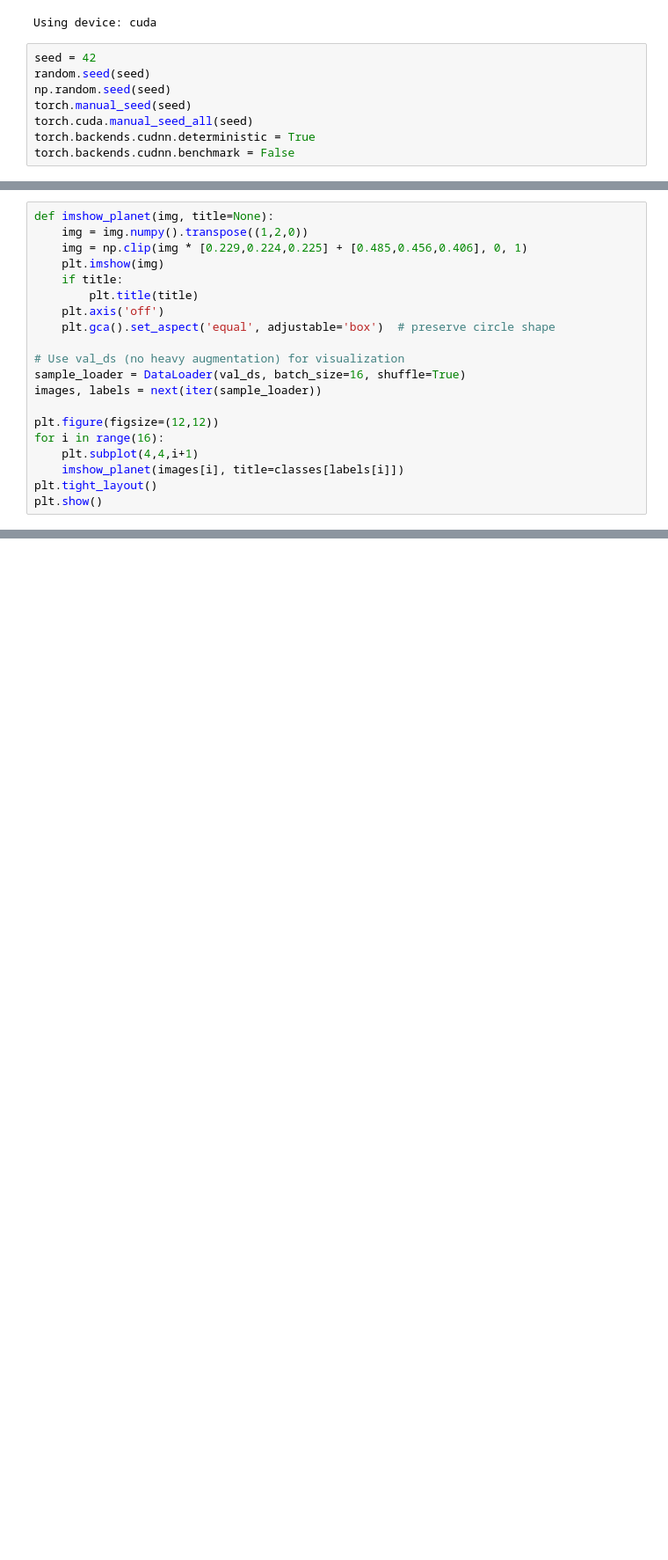
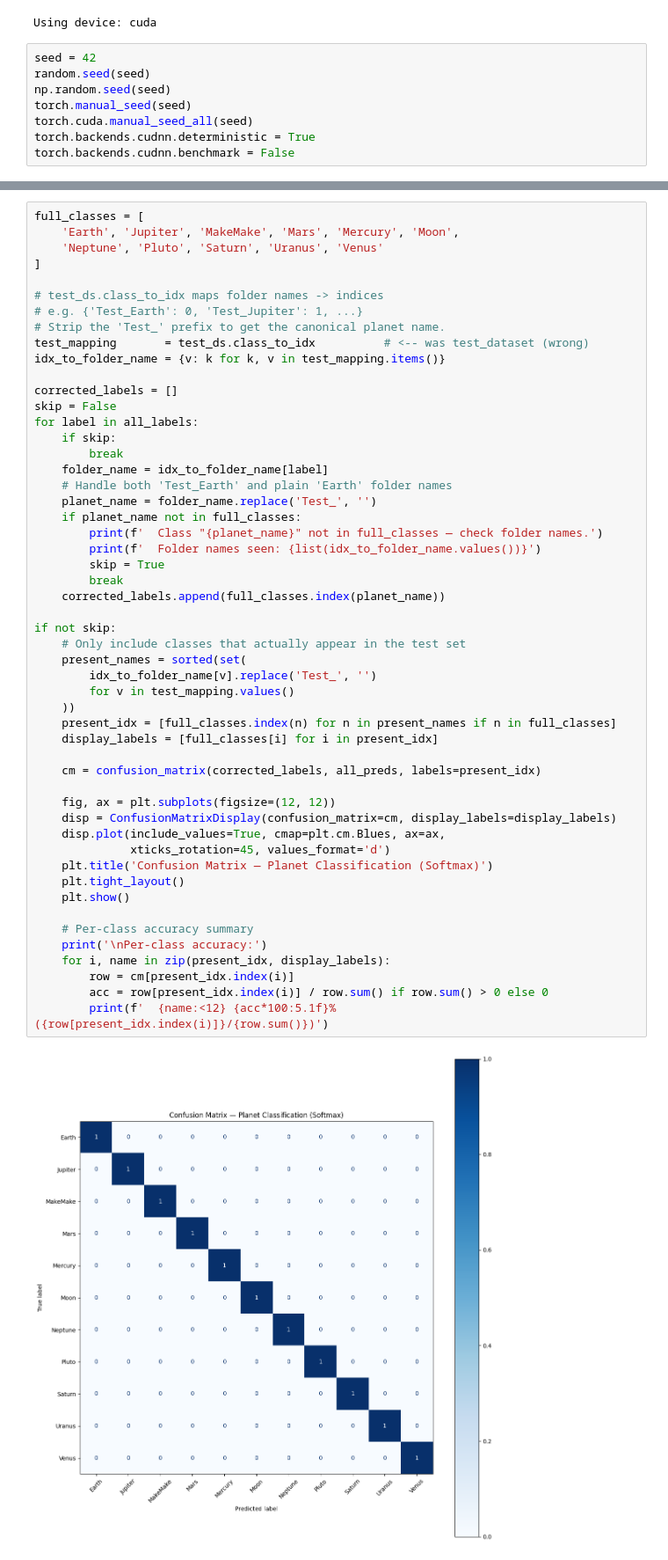
Before and after one commit to silragon-ryu/astronomical-recognition, a Jupyter notebook: models/transfer_learning/transfer.ipynb, the cells around one changed output, grey strips where cells are left out. Shown at 88% size. Saved outputs shown, nothing was run; the diff lists cells and outputs as text; blank space fills up the shorter version.

```diff
--- a/models/transfer_learning/transfer.ipynb
+++ b/models/transfer_learning/transfer.ipynb
@@ -222,20 +906,0 @@ Test Accuracy: 0.6666666666666666
-# %%
-def imshow_planet(img, title=None):
-    img = img.numpy().transpose((1,2,0))
-    img = np.clip(img * [0.229,0.224,0.225] + [0.485,0.456,0.406], 0, 1)
-    plt.imshow(img)
-    if title:
-        plt.title(title)
-    plt.axis('off')
-    plt.gca().set_aspect('equal', adjustable='box')  # preserve circle shape
-
-# Use val_ds (no heavy augmentation) for visualization
-sample_loader = DataLoader(val_ds, batch_size=16, shuffle=True)
-images, labels = next(iter(sample_loader))
-
-plt.figure(figsize=(12,12))
-for i in range(16):
-    plt.subplot(4,4,i+1)
-    imshow_planet(images[i], title=classes[labels[i]])
-plt.tight_layout()
-plt.show()
@@ -319,0 +933,54 @@ plt.show()
+# %%
+full_classes = [
+    'Earth', 'Jupiter', 'MakeMake', 'Mars', 'Mercury', 'Moon',
+    'Neptune', 'Pluto', 'Saturn', 'Uranus', 'Venus'
+]
+
+# test_ds.class_to_idx maps folder names -> indices
+# e.g. {'Test_Earth': 0, 'Test_Jupiter': 1, ...}
+# Strip the 'Test_' prefix to get the canonical planet name.
+test_mapping       = test_ds.class_to_idx          # <-- was test_dataset (wrong)
+idx_to_folder_name = {v: k for k, v in test_mapping.items()}
+
+corrected_labels = []
+skip = False
+for label in all_labels:
+    if skip:
+        break
+    folder_name = idx_to_folder_name[label]
+    # Handle both 'Test_Earth' and plain 'Earth' folder names
+    planet_name = folder_name.replace('Test_', '')
+    if planet_name not in full_classes:
+        print(f'  Class "{planet_name}" not in full_classes — check folder names.')
+        print(f'  Folder names seen: {list(idx_to_folder_name.values())}')
+        skip = True
+        break
+    corrected_labels.append(full_classes.index(planet_name))
+
+if not skip:
+    # Only include classes that actually appear in the test set
+    present_names = sorted(set(
+        idx_to_folder_name[v].replace('Test_', '')
+        for v in test_mapping.values()
+    ))
+    present_idx = [full_classes.index(n) for n in present_names if n in full_classes]
+    display_labels = [full_classes[i] for i in present_idx]
+
+    cm = confusion_matrix(corrected_labels, all_preds, labels=present_idx)
+
+    fig, ax = plt.subplots(figsize=(12, 12))
+    disp = ConfusionMatrixDisplay(confusion_matrix=cm, display_labels=display_labels)
+    disp.plot(include_values=True, cmap=plt.cm.Blues, ax=ax,
+              xticks_rotation=45, values_format='d')
+    plt.title('Confusion Matrix — Planet Classification (Softmax)')
+    plt.tight_layout()
+    plt.show()
+
+    # Per-class accuracy summary
+    print('\nPer-class accuracy:')
+    for i, name in zip(present_idx, display_labels):
+        row = cm[present_idx.index(i)]
+        acc = row[present_idx.index(i)] / row.sum() if row.sum() > 0 else 0
+        print(f'  {name:<12} {acc*100:5.1f}%  ({row[present_idx.index(i)]}/{row.sum()})')
+# %% [output]
+[figure, added]
```
Also changed, not shown: parts of 33 cells of this notebook, 1 other file.
